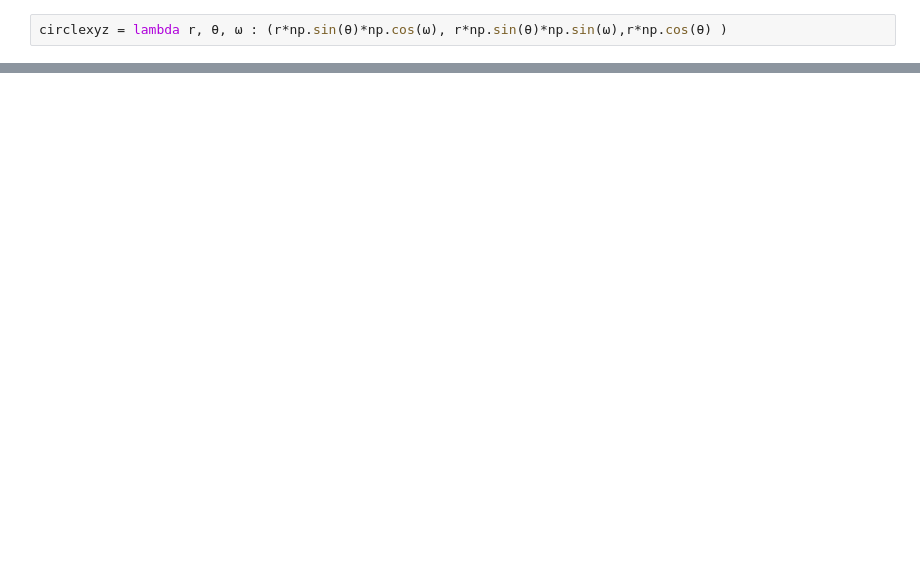
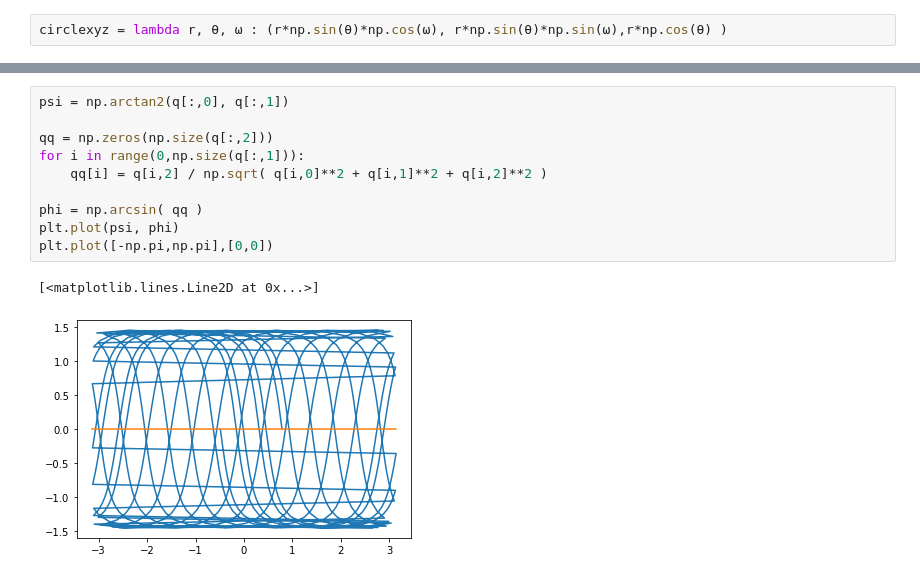
Before and after one commit to rickyle327/Math-Clinic-Fall-2019, a Jupyter notebook: Kepler-to-Equirect.ipynb, the cells around one changed output, grey strips where cells are left out. Saved outputs shown, nothing was run; the diff lists cells and outputs as text; blank space fills up the shorter version.

```diff
--- a/Kepler-to-Equirect.ipynb
+++ b/Kepler-to-Equirect.ipynb
@@ -143,0 +141,13 @@ plt.plot(psi, phi)
+# %%
+psi = np.arctan2(q[:,0], q[:,1])
+
+qq = np.zeros(np.size(q[:,2]))
+for i in range(0,np.size(q[:,1])):
+    qq[i] = q[i,2] / np.sqrt( q[i,0]**2 + q[i,1]**2 + q[i,2]**2 )
+
+phi = np.arcsin( qq )
+plt.plot(psi, phi)
+plt.plot([-np.pi,np.pi],[0,0])
+# %% [output]
+[<matplotlib.lines.Line2D at 0x...>]
+[figure, added]
```
Also changed, not shown: parts of 11 cells of this notebook.
